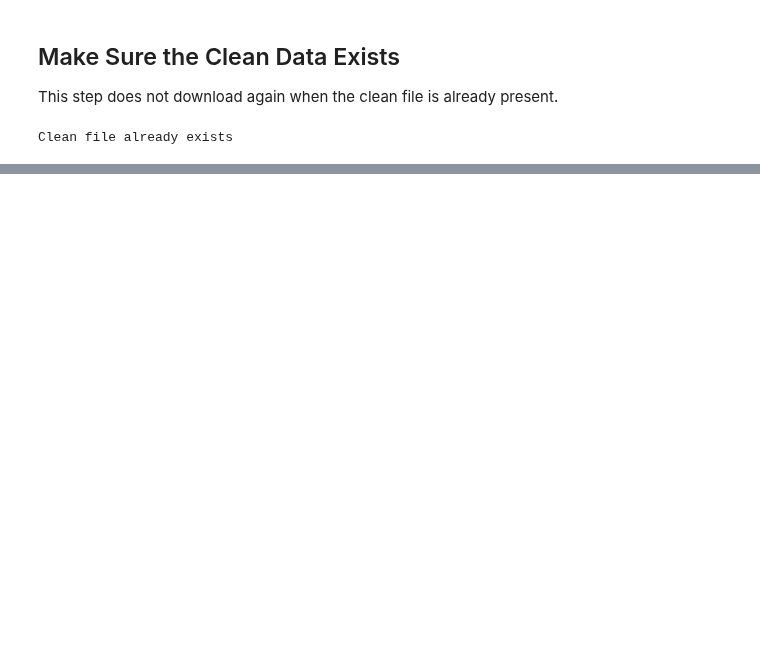
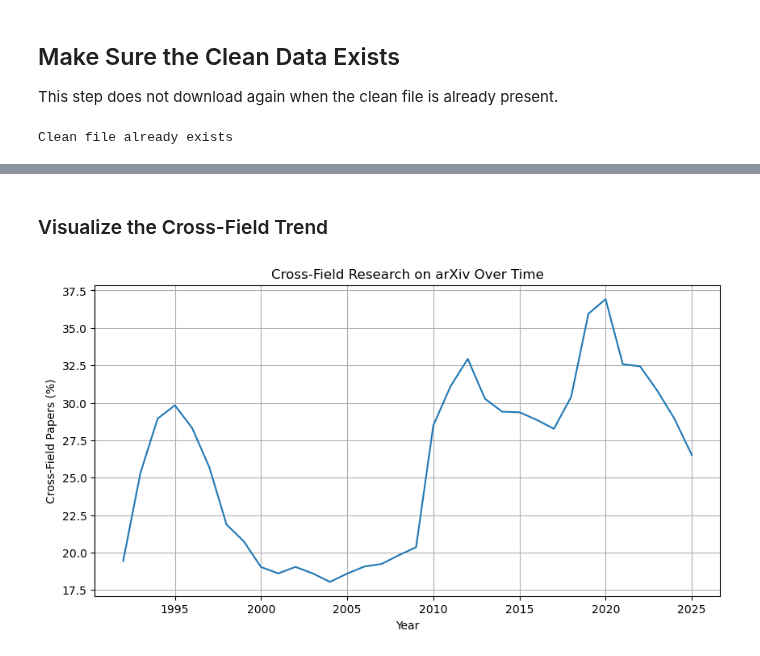
Before and after one commit to csci4491/applied_ds_capstone, a Jupyter notebook: notebooks/2_arxiv_collaboration.ipynb, the cells around one changed output, grey strips where cells are left out. Saved outputs shown, nothing was run; the diff lists cells and outputs as text; code cells hidden in the pictures; blank space fills up the shorter version.

Commit message:
Add preliminary cross-field collaboration analysis

```diff
--- a/notebooks/2_arxiv_collaboration.ipynb
+++ b/notebooks/2_arxiv_collaboration.ipynb
@@ -46,0 +125,24 @@ Clean file already exists
+# %%
+# Keep only complete years
+analysis = df[
+    df["submitted_year"].between(1992, 2025)
+].copy()
+
+# Calculate cross-field collaboration for each year
+cross_field_year = (
+    analysis
+    .groupby("submitted_year")
+    .agg(
+        papers=("paper_id", "size"),
+        cross_field_rate=("cross_field", "mean"),
+        average_fields=("num_fields", "mean")
+    )
+    .reset_index()
+)
+
+# Convert the rate to a percentage
+cross_field_year["cross_field_percent"] = (
+    cross_field_year["cross_field_rate"] * 100
+)
+
+cross_field_year.head(10)
@@ -46,0 +161,20 @@ Clean file already exists
+# %% [markdown]
+### Visualize the Cross-Field Trend
+# %%
+import matplotlib.pyplot as plt
+
+plt.figure(figsize=(10, 5))
+
+plt.plot(
+    cross_field_year["submitted_year"],
+    cross_field_year["cross_field_percent"]
+)
+
+plt.xlabel("Year")
+plt.ylabel("Cross-Field Papers (%)")
+plt.title("Cross-Field Research on arXiv Over Time")
+
+plt.grid(True)
+plt.show()
+# %% [output]
+[figure, added]
```
Also changed, not shown: parts of 24 cells of this notebook, 1 other file.
